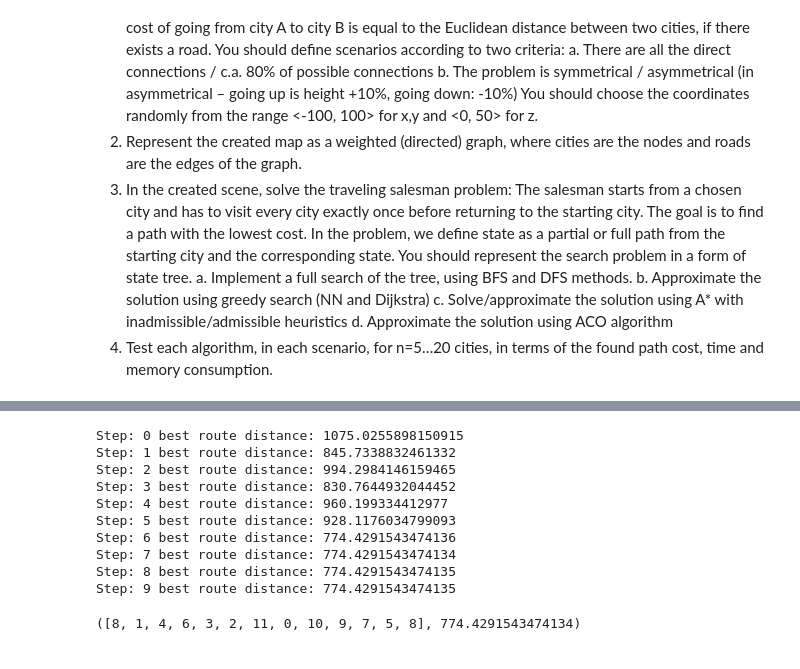
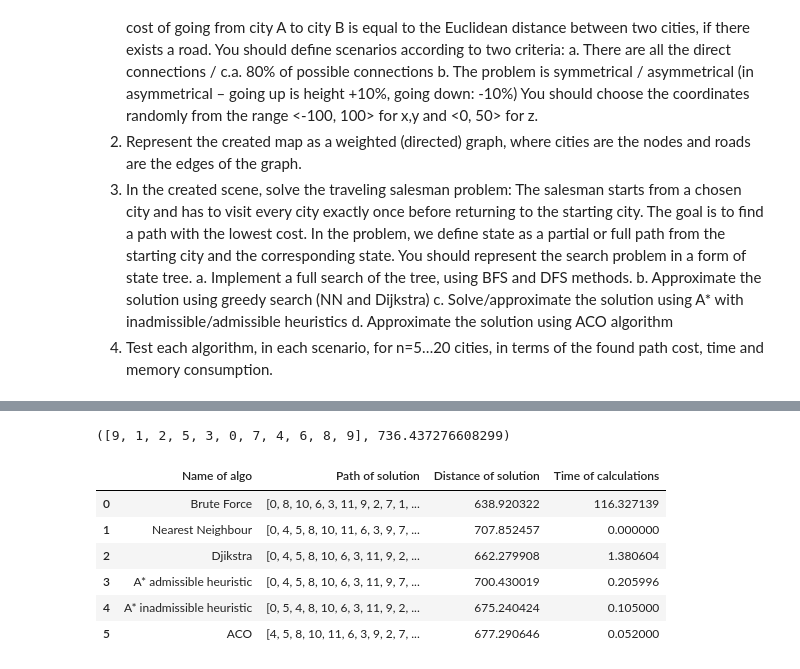
Before and after one commit to mkopanik/Introductiont-to-AI, a Jupyter notebook: Lab1/Lab1_final.ipynb, the cells around one changed output, grey strips where cells are left out. Cells and saved outputs as stored; diff of their text form; code cells hidden in the pictures.

```diff
--- a/Lab1/Lab1_final.ipynb
+++ b/Lab1/Lab1_final.ipynb
@@ -155,7 +194,7 @@ class RouteSearch:
         # Stack for DFS
         stack = [[starting_node]]
         all_paths = []
-        step = 0
+
         while stack:
             path = stack.pop()
             last_node = path[-1]
@@ -252,6 +291,7 @@ class RouteSearch:
         return (shortest_route,min_distance)
 
     def nn(self,start):
+
         path = [start]
 
         while(len(path)!=self.size):
@@ -265,14 +305,17 @@ class RouteSearch:
                     dist = cur_dist   # store shortest distance
 
             if target == -1:    # we got in the dead end
+
                 return path , "Didn't find complete route"
             path.append(target)
 
         if (self.edges[target][start]!=0):    # if we reached there and we can go back to start we found complete circle
             path.append(start)
+
             return path , self.get_distance(path)
 
         # póki co nie testuję nn
+
         return path, "Didn't find complete route - no connection between last node and starting node"
 
     def heuristic(self,path,heuristic_type):
@@ -362,13 +405,14 @@ class RouteSearch:
             return path + [start] , distance + self.edges[current_node][start]
         else:
             print("Can't complete tour")
-            return 0
+            return None, None
 
 
     def dijkstra(self,start):
         return self.a_star(start,heuristic_type=None)
 
-    def aco(self, alfa =0.9 , beta = 1.5 , decay = .5, Q = 5,steps = 10, ants = None ,best_half_update= True,random_seed = 42):
+    def aco(self, alfa =0.9 , beta = 1.5 , decay = .5, Q = 5,steps = 10, ants = None ,best_half_update= True,random_seed = 42,print_info = True):
+
         if random_seed:
             random.seed(random_seed)
 
@@ -443,7 +487,8 @@ class RouteSearch:
                     s = route[k+1]   # we extract pairs of city on path of this ant
                     # and update pehero_table in cosent with formula
                     phero_table[r][s] += Q / distance
-            print(f"Step: {step} best route distance: {results_table[0][1]}")
+            if print_info:
+                print(f"Step: {step} best route distance: {results_table[0][1]}")
 
             # keep best soluton
             if results_table[0][1] < shortest_distance:
@@ -487,14 +576,4 @@ algos.a_star(0,heuristic_type='inadmissible')
 # %%
-algos.aco(steps=10,decay=0.9,Q=10,best_half_update=True,random_seed=42)
+algos.aco(steps=10,decay=0.9,Q=10,best_half_update=True,random_seed=42,print_info=False)
 # %% [output]
-Step: 0 best route distance: 1075.0255898150915
-Step: 1 best route distance: 845.7338832461332
-Step: 2 best route distance: 994.2984146159465
-Step: 3 best route distance: 830.7644932044452
-Step: 4 best route distance: 960.199334412977
-Step: 5 best route distance: 928.1176034799093
-Step: 6 best route distance: 774.4291543474136
-Step: 7 best route distance: 774.4291543474134
-Step: 8 best route distance: 774.4291543474135
-Step: 9 best route distance: 774.4291543474135
+([9, 1, 2, 5, 3, 0, 7, 4, 6, 8, 9], 736.437276608299)
-([8, 1, 4, 6, 3, 2, 11, 0, 10, 9, 7, 5, 8], 774.4291543474134)
@@ -500,0 +728,12 @@ Step: 9 best route distance: 774.4291543474135
+# %%
+df = compare_algorithms(n = 12 , symmetrical= True , conenctions= 1 , brute_force= True, seed = 84);
+# %%
+df
+# %% [output]
+|  | Name of algo | Path of solution | Distance of solution | Time of calculations |
+| 0 | Brute Force | [0, 8, 10, 6, 3, 11, 9, 2, 7, 1, ... | 638.920322 | 116.327139 |
+| 1 | Nearest Neighbour | [0, 4, 5, 8, 10, 11, 6, 3, 9, 7, ... | 707.852457 | 0.000000 |
+| 2 | Djikstra | [0, 4, 5, 8, 10, 6, 3, 11, 9, 2, ... | 662.279908 | 1.380604 |
+| 3 | A* admissible heuristic | [0, 4, 5, 8, 10, 6, 3, 11, 9, 7, ... | 700.430019 | 0.205996 |
+| 4 | A* inadmissible heuristic | [0, 5, 4, 8, 10, 6, 3, 11, 9, 2, ... | 675.240424 | 0.105000 |
+| 5 | ACO | [4, 5, 8, 10, 11, 6, 3, 9, 2, 7, ... | 677.290646 | 0.052000 |
```
Also changed, not shown: parts of 22 cells of this notebook, 1 other file.
